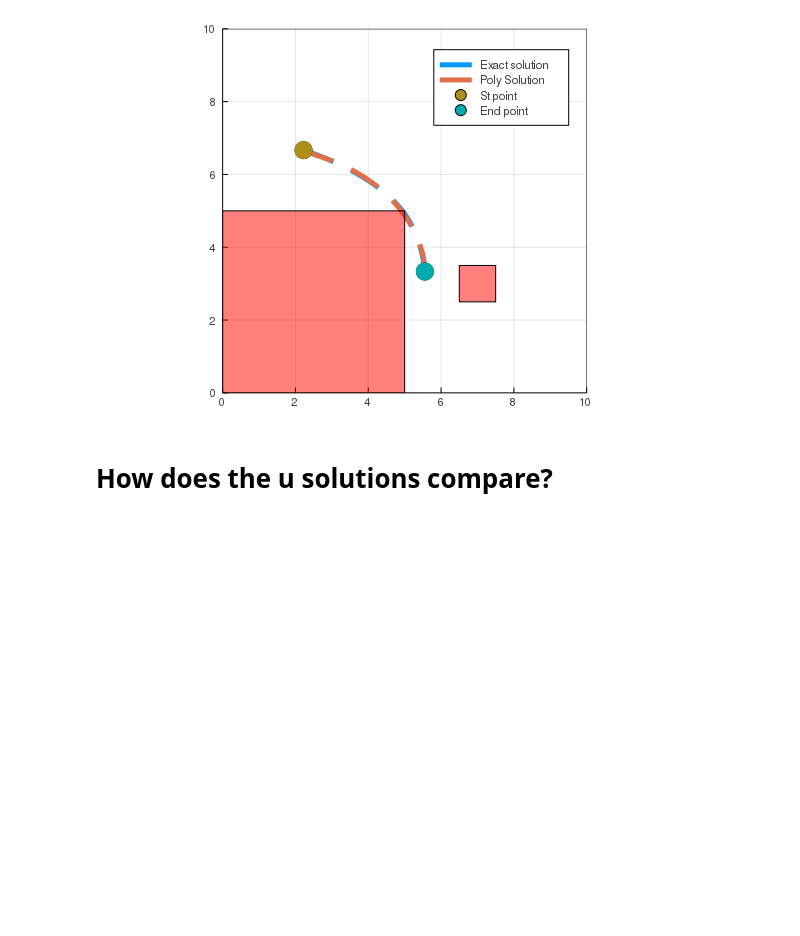
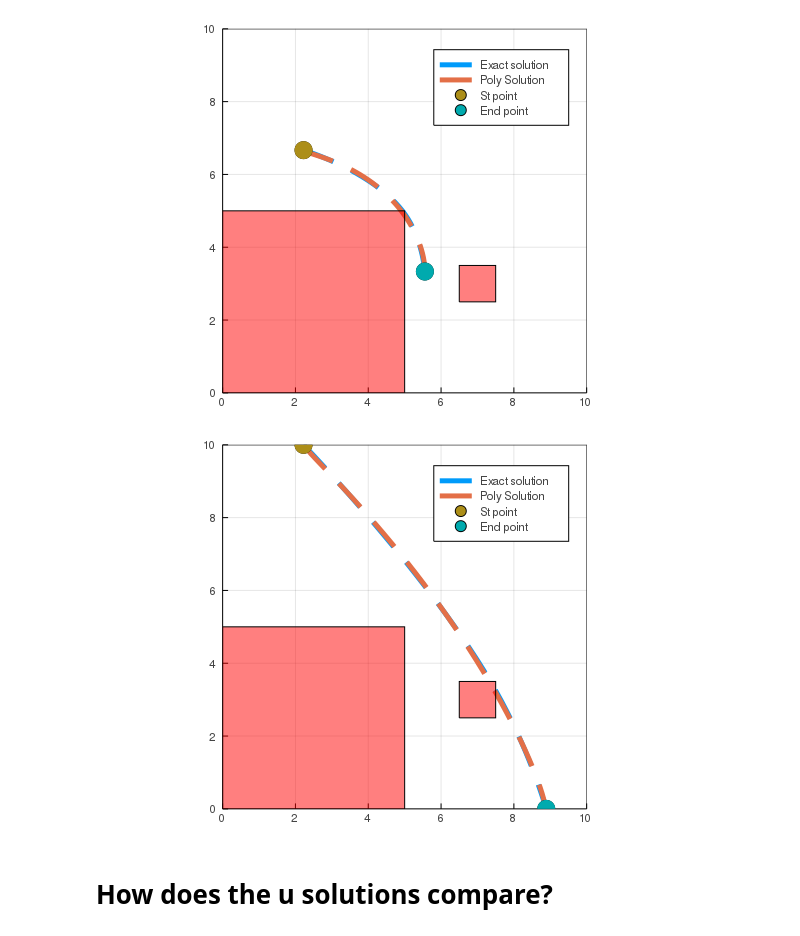
Before and after one commit to StanfordASL/nnGuSTO, a Jupyter notebook: polynomial_regression_poly.ipynb, the cells around one changed output. Cells and saved outputs as stored; diff of their text form; code cells hidden in the pictures; blank space fills up the shorter version.

Commit message:
More poly data

```diff
--- a/polynomial_regression_poly.ipynb
+++ b/polynomial_regression_poly.ipynb
@@ -322,6 +322,24 @@ scatter!((x_init_recov[1],x_init_recov[2]), marker=10, lab="St point")
 scatter!((x_final_recov[1],x_final_recov[2]), marker=10, lab="End point")
 # %% [output]
 [figure]
+# %%
+row = 1028 #
+
+train_input = train_input_collected[row, :]
+train_output = train_output_collected[row, :]
+x_init_recov, x_final_recov, X_soln_recov, U_soln_recov = getComponentsFromData(train_input, train_output)
+
+cf = all_coeffs[row,:]
+cf_x = cf[1:num_coeffs]
+cf_y = cf[(num_coeffs+1):(2*num_coeffs)]
+x_poly = polyval(Poly(cf_x), t_array)
+y_poly = polyval(Poly(cf_y), t_array)
+xy_poly = vcat([x_poly', y_poly']...)
+plot_env_and_trajs(model, [X_soln_recov, xy_poly],["Exact solution","Poly Solution"])
+scatter!((x_init_recov[1],x_init_recov[2]), marker=10, lab="St point")
+scatter!((x_final_recov[1],x_final_recov[2]), marker=10, lab="End point")
+# %% [output]
+[figure, added]
 # %% [markdown]
 # How does the u solutions compare?
 # %%
```
Also changed, not shown: parts of 1 cell of this notebook, 2 other files.
